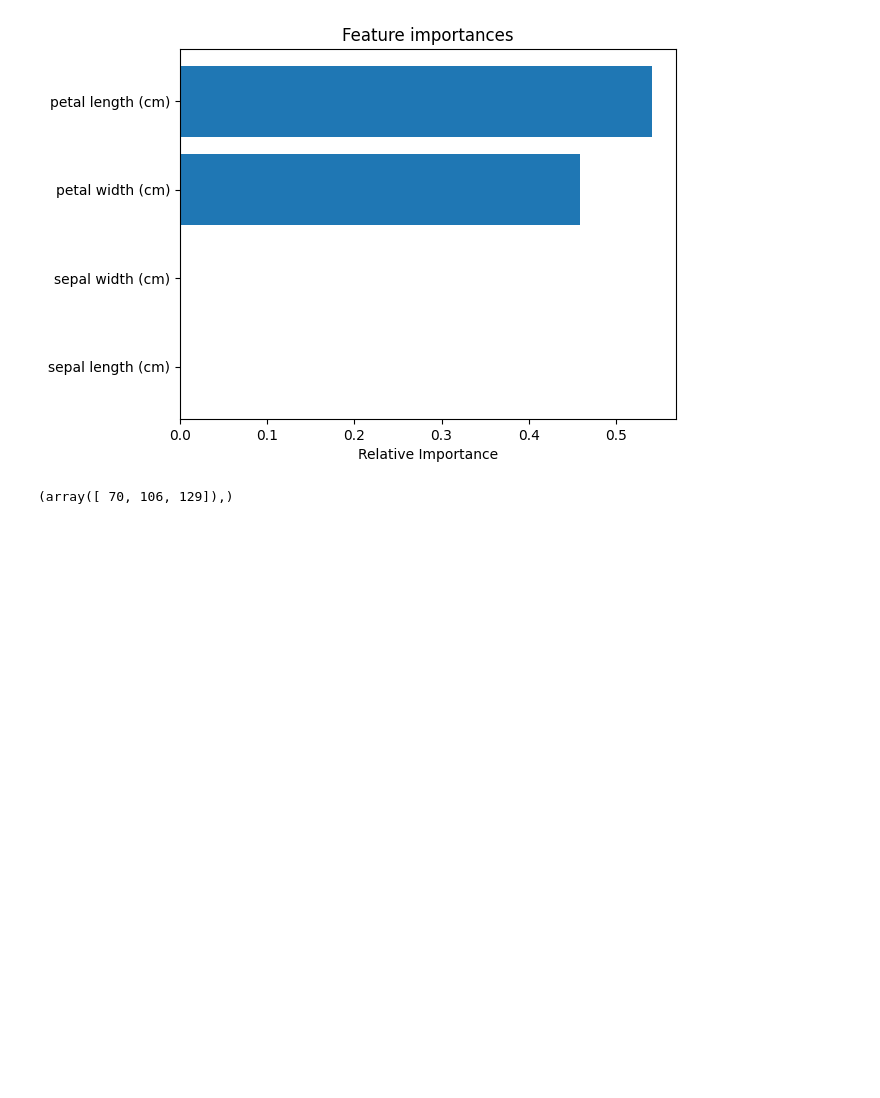
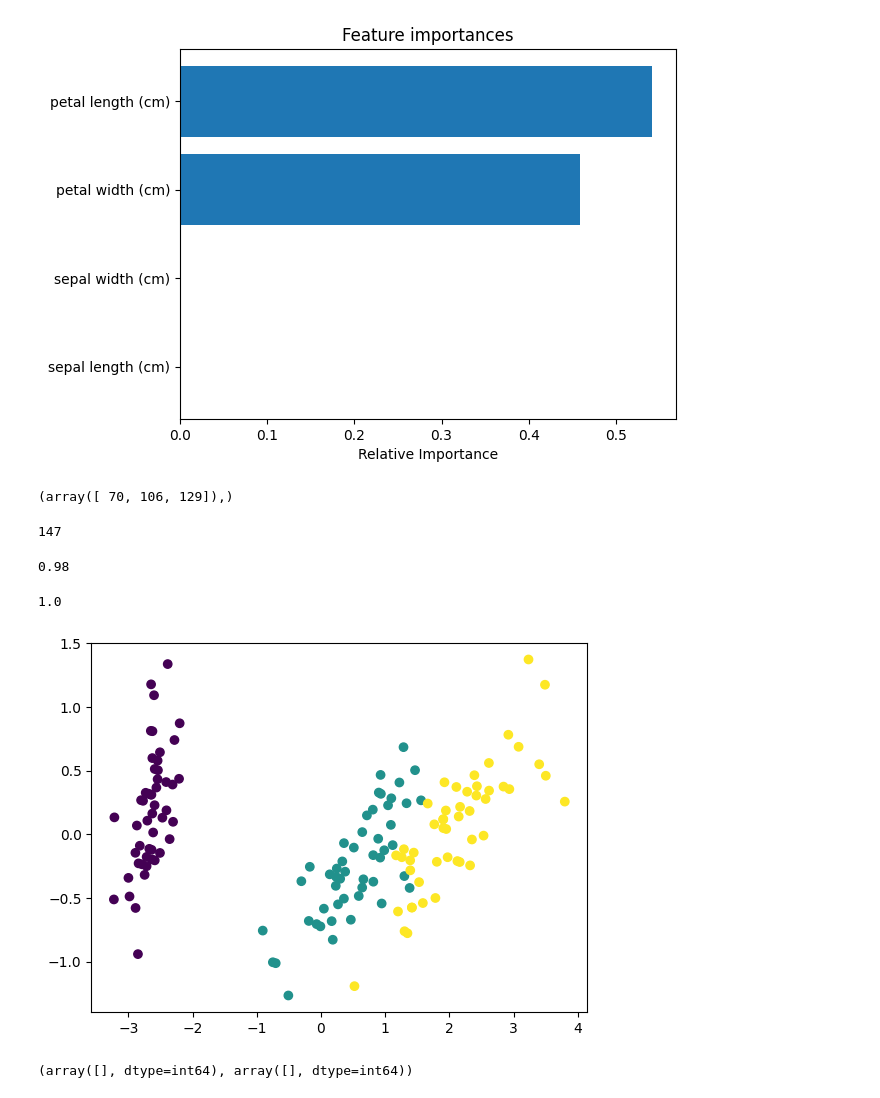
Before and after one commit to Aliakbar-omidi/Iris-practice-project, a Jupyter notebook: main.ipynb, the cells around one changed output. Saved outputs shown, nothing was run; the diff lists cells and outputs as text; code cells hidden in the pictures; blank space fills up the shorter version.

```diff
--- a/main.ipynb
+++ b/main.ipynb
@@ -101,7 +101,22 @@ print(wrong_predict)
 (array([ 70, 106, 129]),)
 # %%
 # Extracting data based on correct predictions
+
+x_cleaned_without_wrongs = x[correct_predict]
+y_cleaned_without_wrongs = y[correct_predict]
+print(len(x_cleaned_without_wrongs))
+# %% [output]
+147
 # %%
 # Model accuracy evaluation
+print(accuracy_score(y, y_pred))
+# %% [output]
+0.98
 # %%
 # Retraining the model based on correctly identified data
+clf.fit(x_cleaned_without_wrongs, y_cleaned_without_wrongs)
+y_pred = clf.predict(x_cleaned_without_wrongs)
+
+print(accuracy_score(y_cleaned_without_wrongs, y_pred))
+# %% [output]
+1.0
@@ -109,0 +123,24 @@ print(wrong_predict)
+# %%
+from sklearn.decomposition import PCA
+
+pca = PCA(n_components=2)
+
+pca_x = pca.fit_transform(x)
+
+plt.scatter(pca_x[:, 0], pca_x[:, 1], c=y)
+plt.show()
+# %% [output]
+[figure, added]
+# %%
+Q1 = np.quantile(x, 0.25)
+Q3 = np.quantile(x, 0.75)
+
+IQR = Q3 - Q1
+
+upper_bound = Q3 + IQR * 1.5
+lower_bound = Q1 - IQR * 1.5
+
+out_liers = np.where((x < lower_bound) & (x > upper_bound))
+print(out_liers)
+# %% [output]
+(array([], dtype=int64), array([], dtype=int64))
```
Also changed, not shown: parts of 1 cell of this notebook.
